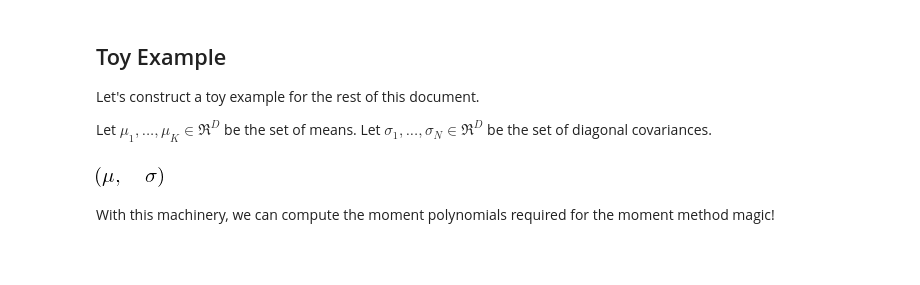
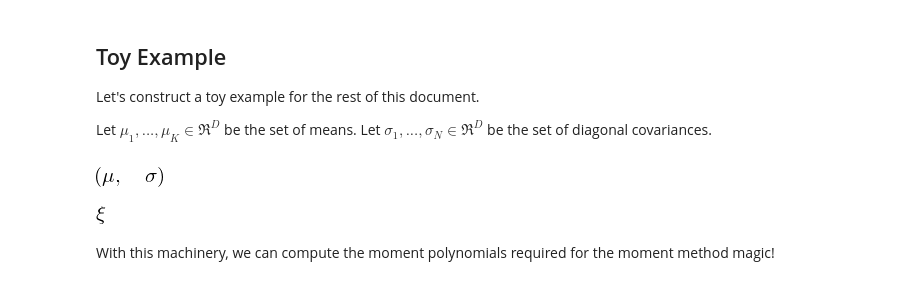
Before and after one commit to sidaw/polymom, a Jupyter notebook: MixtureOfGaussians.ipynb, the cells around one changed output. Cells and saved outputs as stored; diff of their text form; code cells hidden in the pictures; blank space fills up the shorter version.

```diff
--- a/MixtureOfGaussians.ipynb
+++ b/MixtureOfGaussians.ipynb
@@ -26,9 +26,11 @@ Let $\mu_1, ..., \mu_K \in \Re^D$ be the set of means. Let $\sigma_1, ..., \sigm
 # %%
 mus=[-2., 2.]; sigs=[1., np.sqrt(3.)]; pis=[0.5, 0.5]
 mu,sigma = sp.symbols('mu,sigma')
 display((mu,sigma))
+sp.symbols('xi')
 # %% [output]
 [figure]
+[figure, added]
 # %%
 def generate_constraints(num_constrs, symbols, mus, sigs, pis):
     K = len(mus)
```
Also changed, not shown: 9 other files.
